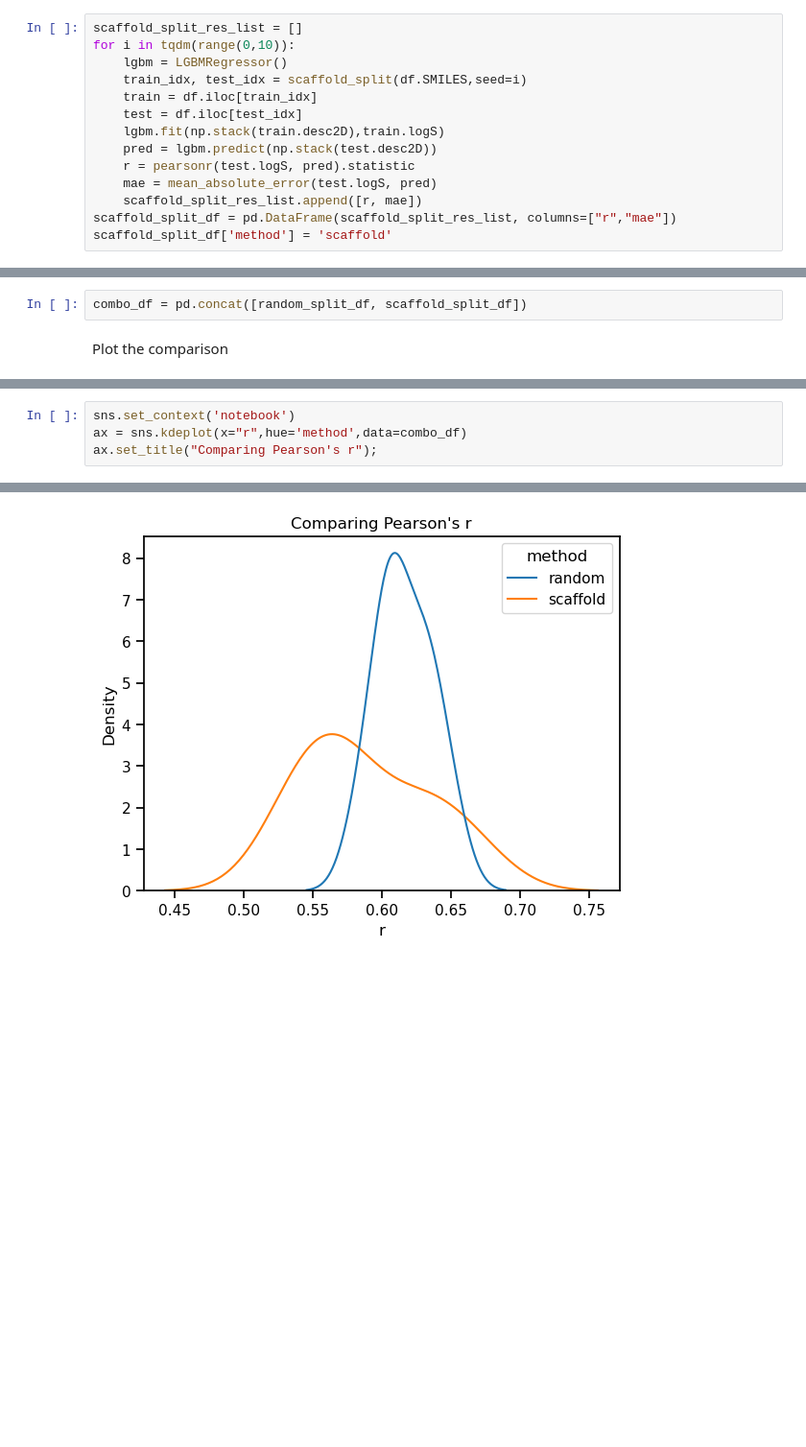
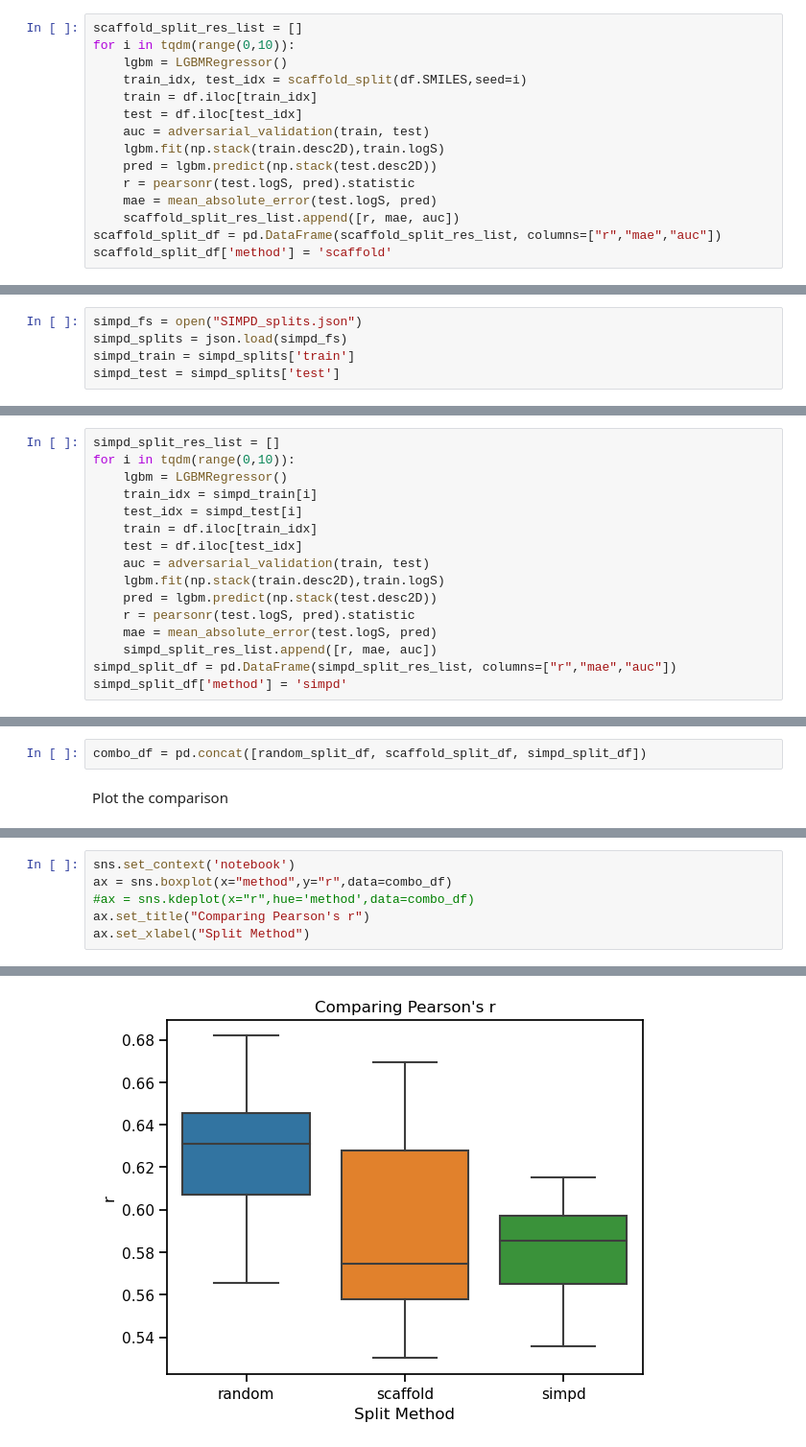
Before and after one commit to PatWalters/practical_cheminformatics_posts, a Jupyter notebook: solubility/Internal_ML_model.ipynb, the cells around one changed output, grey strips where cells are left out. Shown: that part at 96% size. Drawn from its saved outputs; the diff is of its cells as text; blank space fills up the shorter version.

```diff
--- a/solubility/Internal_ML_model.ipynb
+++ b/solubility/Internal_ML_model.ipynb
@@ -56,10 +90,11 @@ for i in tqdm(range(0,10)):
     train_idx, test_idx = scaffold_split(df.SMILES,seed=i)
     train = df.iloc[train_idx]
     test = df.iloc[test_idx]
+    auc = adversarial_validation(train, test)
     lgbm.fit(np.stack(train.desc2D),train.logS)
     pred = lgbm.predict(np.stack(test.desc2D))
     r = pearsonr(test.logS, pred).statistic
     mae = mean_absolute_error(test.logS, pred)
-    scaffold_split_res_list.append([r, mae])
-scaffold_split_df = pd.DataFrame(scaffold_split_res_list, columns=["r","mae"])
+    scaffold_split_res_list.append([r, mae, auc])
+scaffold_split_df = pd.DataFrame(scaffold_split_res_list, columns=["r","mae","auc"])
 scaffold_split_df['method'] = 'scaffold'
@@ -65,0 +103,5 @@ scaffold_split_df['method'] = 'scaffold'
+# %%
+simpd_fs = open("SIMPD_splits.json")
+simpd_splits = json.load(simpd_fs)
+simpd_train = simpd_splits['train']
+simpd_test = simpd_splits['test']
@@ -66,6 +110,22 @@ scaffold_split_df['method'] = 'scaffold'
+# %%
+simpd_split_res_list = []
+for i in tqdm(range(0,10)):
+    lgbm = LGBMRegressor()
+    train_idx = simpd_train[i]
+    test_idx = simpd_test[i]
+    train = df.iloc[train_idx]
+    test = df.iloc[test_idx]
+    auc = adversarial_validation(train, test)
+    lgbm.fit(np.stack(train.desc2D),train.logS)
+    pred = lgbm.predict(np.stack(test.desc2D))
+    r = pearsonr(test.logS, pred).statistic
+    mae = mean_absolute_error(test.logS, pred)
+    simpd_split_res_list.append([r, mae, auc])
+simpd_split_df = pd.DataFrame(simpd_split_res_list, columns=["r","mae","auc"])
+simpd_split_df['method'] = 'simpd'
 # %% [markdown]
 Combine the results from the ML models into one dataframe
 # %%
-combo_df = pd.concat([random_split_df, scaffold_split_df])
+combo_df = pd.concat([random_split_df, scaffold_split_df, simpd_split_df])
 # %% [markdown]
 Plot the comparison
@@ -72,5 +134,7 @@ Plot the comparison
 # %%
 sns.set_context('notebook')
-ax = sns.kdeplot(x="r",hue='method',data=combo_df)
-ax.set_title("Comparing Pearson's r");
+ax = sns.boxplot(x="method",y="r",data=combo_df)
+#ax = sns.kdeplot(x="r",hue='method',data=combo_df)
+ax.set_title("Comparing Pearson's r")
+ax.set_xlabel("Split Method")
 # %% [output]
@@ -77 +142 @@ ax.set_title("Comparing Pearson's r");
-[figure, old version]
+[figure, new version]
```
Also changed, not shown: parts of 26 cells of this notebook, 5 other files.
